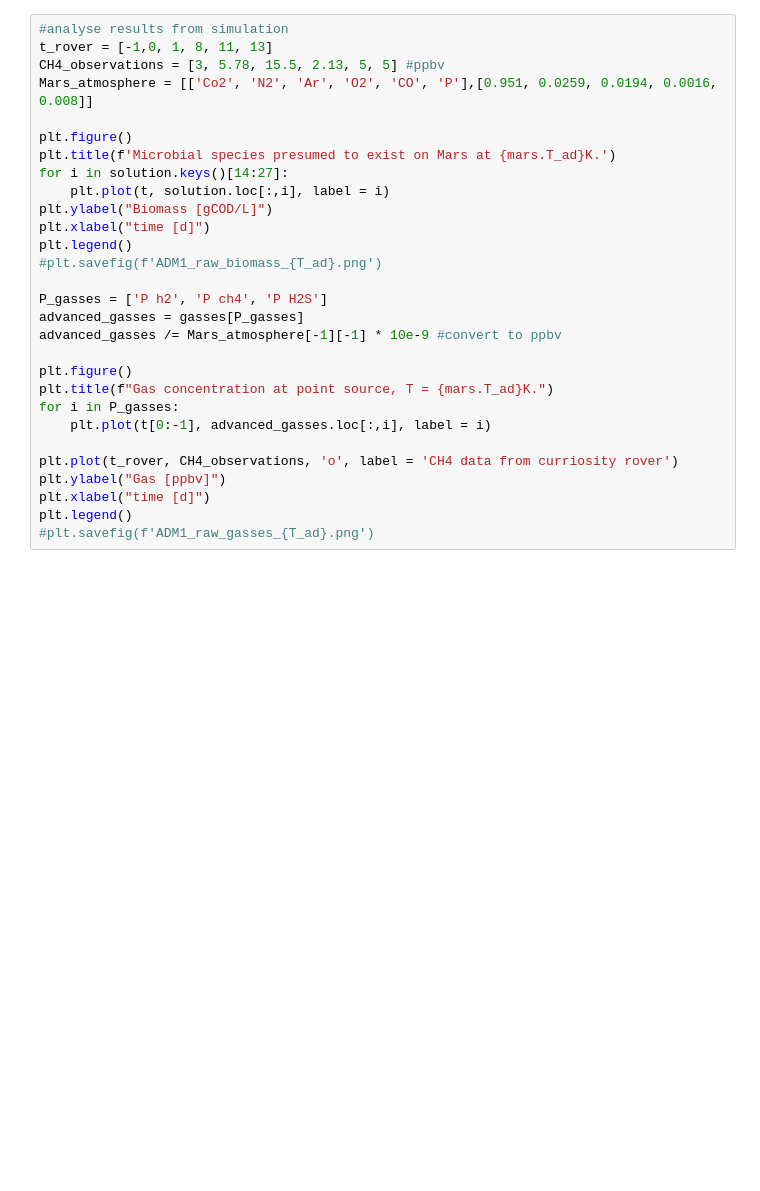
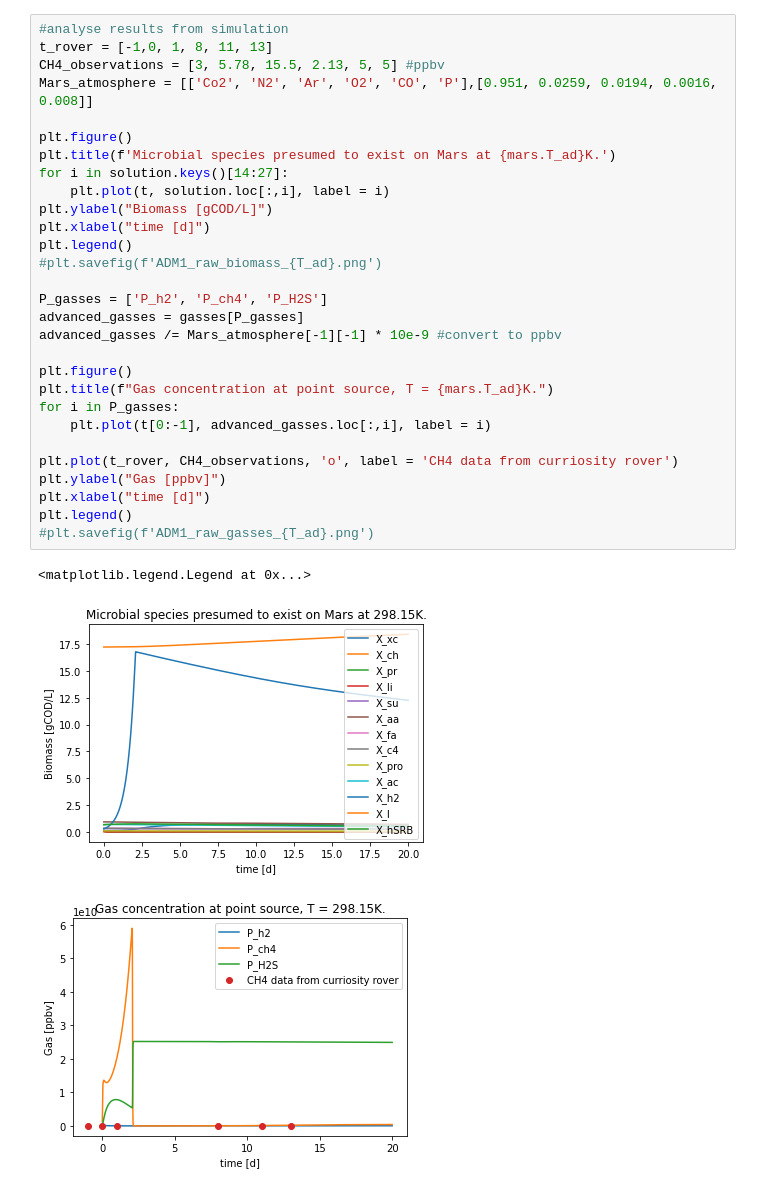
Before and after one commit to DylanDVerburg/ADM1_MRA, a Jupyter notebook: ADM1 opt.ipynb, the cells around one changed output. Saved outputs shown, nothing was run; the diff lists cells and outputs as text; blank space fills up the shorter version.

```diff
--- a/ADM1 opt.ipynb
+++ b/ADM1 opt.ipynb
@@ -71,30 +93,34 @@ KeyboardInterrupt:
 # %%
 #analyse results from simulation
 t_rover = [-1,0, 1, 8, 11, 13]
 CH4_observations = [3, 5.78, 15.5, 2.13, 5, 5] #ppbv
 Mars_atmosphere = [['Co2', 'N2', 'Ar', 'O2', 'CO', 'P'],[0.951, 0.0259, 0.0194, 0.0016, 0.008]]
 
 plt.figure()
 plt.title(f'Microbial species presumed to exist on Mars at {mars.T_ad}K.')
 for i in solution.keys()[14:27]:
     plt.plot(t, solution.loc[:,i], label = i)
 plt.ylabel("Biomass [gCOD/L]")
 plt.xlabel("time [d]")
 plt.legend()
 #plt.savefig(f'ADM1_raw_biomass_{T_ad}.png')
 
-P_gasses = ['P h2', 'P ch4', 'P H2S']
+P_gasses = ['P_h2', 'P_ch4', 'P_H2S']
 advanced_gasses = gasses[P_gasses]
 advanced_gasses /= Mars_atmosphere[-1][-1] * 10e-9 #convert to ppbv
 
 plt.figure()
 plt.title(f"Gas concentration at point source, T = {mars.T_ad}K.")
 for i in P_gasses:
     plt.plot(t[0:-1], advanced_gasses.loc[:,i], label = i)
 
 plt.plot(t_rover, CH4_observations, 'o', label = 'CH4 data from curriosity rover')
 plt.ylabel("Gas [ppbv]")
 plt.xlabel("time [d]")
 plt.legend()
 #plt.savefig(f'ADM1_raw_gasses_{T_ad}.png')
+# %% [output]
+<matplotlib.legend.Legend at 0x...>
+[figure, added]
+[figure, added]
 # %%
```
Also changed, not shown: parts of 5 cells of this notebook.
